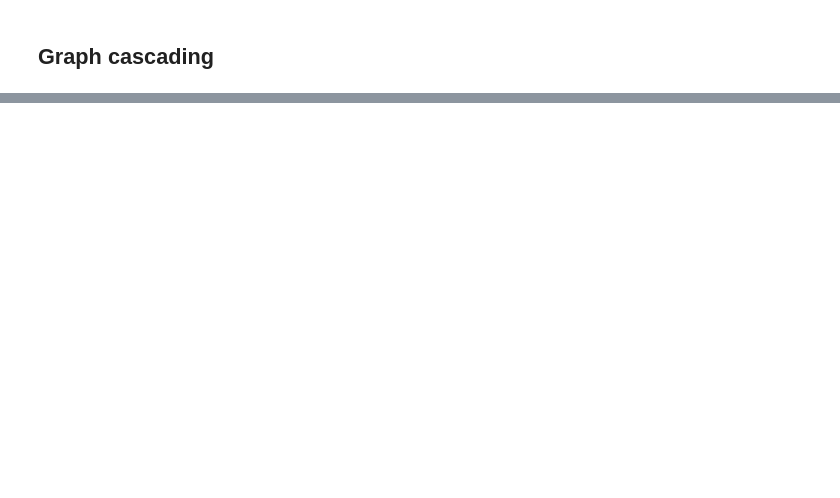
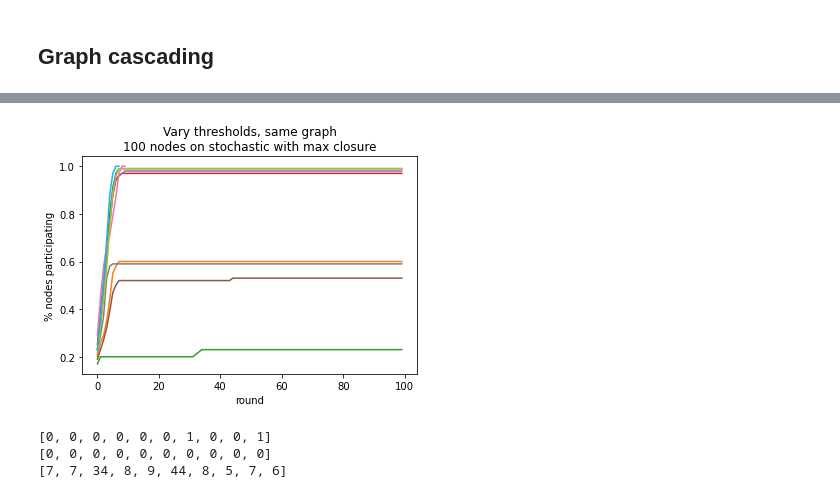
Before and after one commit to cephcyn/cornell_cs6850_triadicclosure, a Jupyter notebook: triadic-closures.ipynb, the cells around one changed output, grey strips where cells are left out. Drawn from its saved outputs; the diff is of its cells as text; code cells hidden in the pictures; blank space fills up the shorter version.

```diff
--- a/triadic-closures.ipynb
+++ b/triadic-closures.ipynb
@@ -225,8 +174,52 @@ print(rounds_completed)
-# %%
-G = triadicsim.graph(num_nodes, graph_type=graph_type)
-nx.draw(G, with_labels=True)
-plt.show()
-total_active, r, active_nodes, num_reached_nodes = cascade_graph(G, thresholds, num_add_edges=1,
-                                                                 closure_method=closure_method)
-nx.draw(G, with_labels=True)
-plt.show()
+# %%
+num_experiments = 10
+graph_type = 'stochastic'
+num_nodes = 100
+num_seeds = 10
+closure_method = "max"
+max_rounds = 100
+
+# Same graph, varying thresholds, same seeds
+rounds_filled = []
+rounds_frozen = []
+max_size_round = []
+for i in range(num_experiments):
+    # Initialize simulation inputs
+    G = triadicsim.graph(
+        num_nodes=num_nodes,
+        graph_type=graph_type,
+        # params={'p':0.3},
+        rng_seed=0,
+    )
+    thresholds = triadicsim.create_thresholds(num_nodes)
+    seedset = triadicsim.create_seedset(num_nodes, num_seeds)
+    # Run simulation
+    G_log, node_log, edge_log, exit_status = triadicsim.simulate_cascade(
+        G, thresholds, seedset,
+        use_network=True, sticky_cascade=True,
+        closure_type=closure_method, closure_rate=1,
+        max_rounds=max_rounds
+    )
+    # Compute history of infection rates
+    num_reached_nodes = [len(s) for s in node_log]
+    rounds_filled.append(1 if exit_status[0] else 0)
+    rounds_frozen.append(1 if exit_status[1] else 0)
+    max_size_round.append([
+        i for i in range(len(num_reached_nodes))
+        if num_reached_nodes[i]==max(num_reached_nodes)
+    ][0])
+    # Plot the output
+    _ = plt.plot([x/num_nodes for x in num_reached_nodes])
+_ = plt.xlabel('round')
+_ = plt.ylabel('% nodes participating')
+_ = plt.title('Vary thresholds, same graph' + get_title(num_nodes, graph_type, closure_method))
+plt.show()
+
+print(rounds_filled)
+print(rounds_frozen)
+print(max_size_round)
+# %% [output]
+[figure, added]
+[0, 0, 0, 0, 0, 0, 1, 0, 0, 1]
+[0, 0, 0, 0, 0, 0, 0, 0, 0, 0]
+[7, 7, 34, 8, 9, 44, 8, 5, 7, 6]
```
Also changed, not shown: parts of 21 cells of this notebook, 1 other file.
